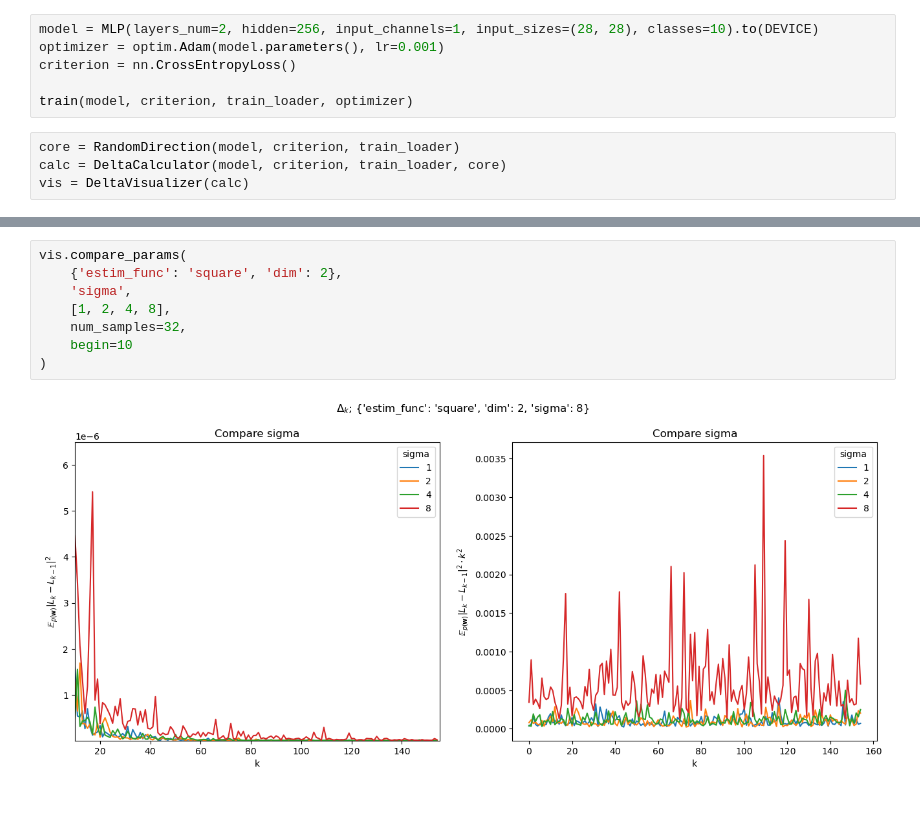
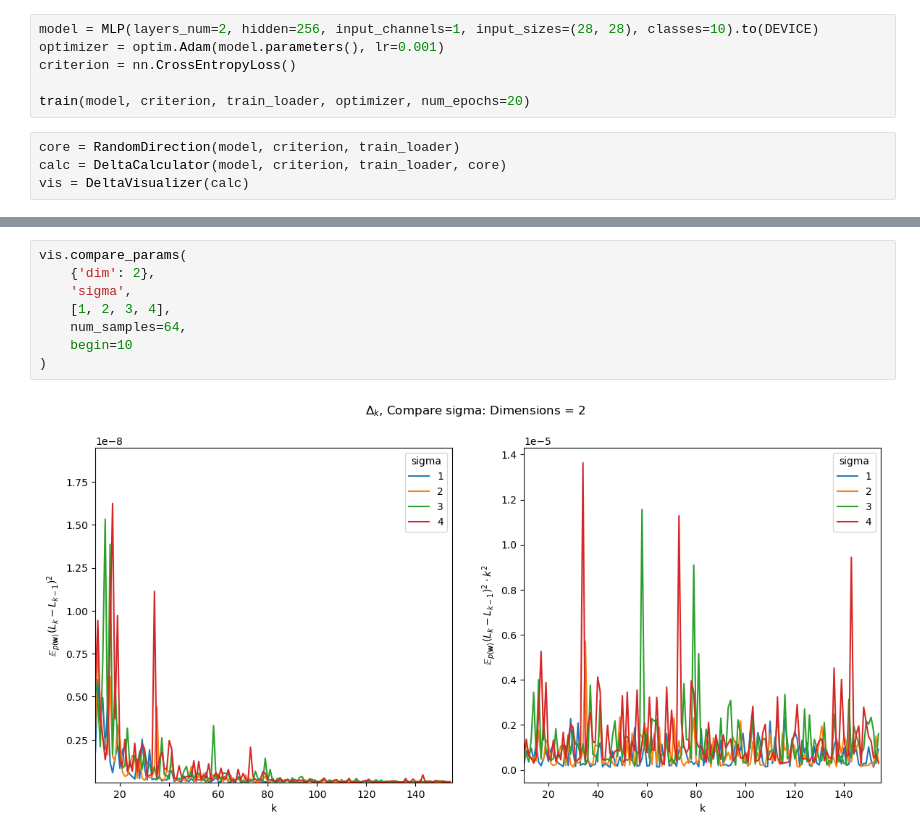
Before and after one commit to intsystems/2025-Project-183, a Jupyter notebook: code/delta_visualizing.ipynb, the cells around one changed output, grey strips where cells are left out. Saved outputs shown, nothing was run; the diff lists cells and outputs as text; blank space fills up the shorter version.

```diff
--- a/code/delta_visualizing.ipynb
+++ b/code/delta_visualizing.ipynb
@@ -42,7 +43,7 @@ model = MLP(layers_num=2, hidden=256, input_channels=1, input_sizes=(28, 28), cl
 optimizer = optim.Adam(model.parameters(), lr=0.001)
 criterion = nn.CrossEntropyLoss()
 
-train(model, criterion, train_loader, optimizer)
+train(model, criterion, train_loader, optimizer, num_epochs=20)
 # %%
 core = RandomDirection(model, criterion, train_loader)
 calc = DeltaCalculator(model, criterion, train_loader, core)
@@ -58,10 +51,10 @@ vis.visualize_diff(
 # %%
 vis.compare_params(
-    {'estim_func': 'square', 'dim': 2},
+    {'dim': 2},
     'sigma',
-    [1, 2, 4, 8],
-    num_samples=32,
+    [1, 2, 3, 4],
+    num_samples=64,
     begin=10
 )
 # %% [output]
-[figure, old version]
+[figure, new version]
```
Also changed, not shown: parts of 6 cells of this notebook, 54 other files.
